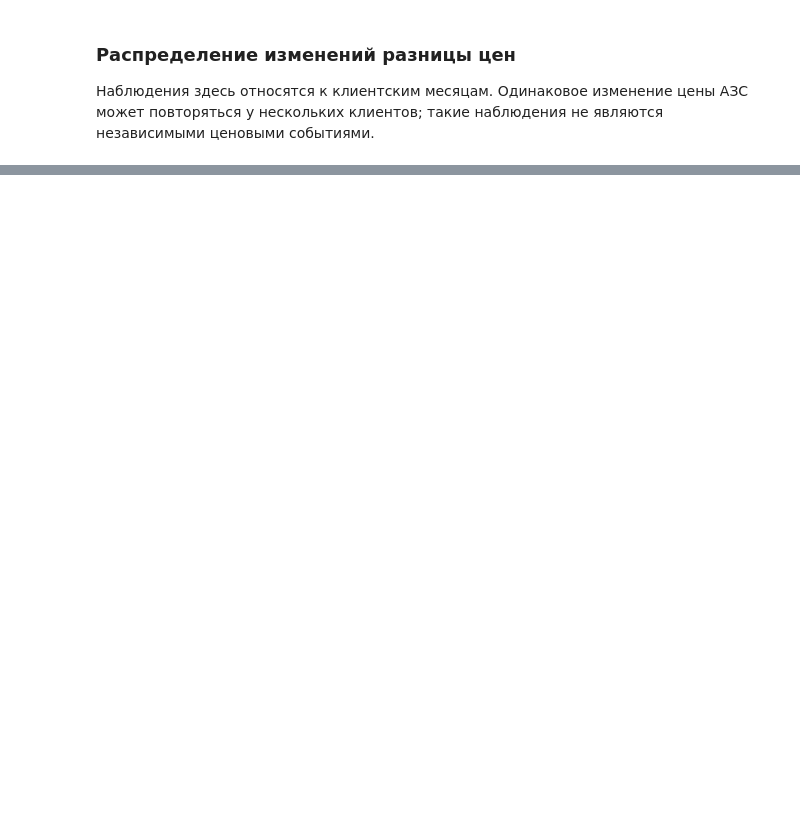
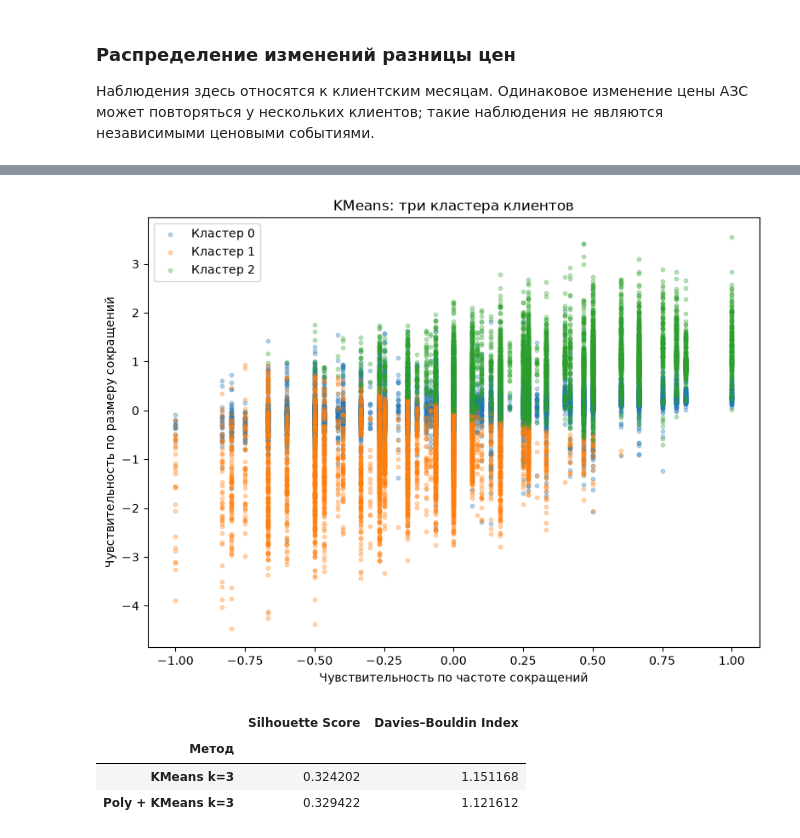
Before and after one commit to c-ch256/gpn-intelligence-cup-2026, a Jupyter notebook: notebooks/analyz.ipynb, the cells around one changed output, grey strips where cells are left out. Saved outputs shown, nothing was run; the diff lists cells and outputs as text; code cells hidden in the pictures; blank space fills up the shorter version.

```diff
--- a/notebooks/analyz.ipynb
+++ b/notebooks/analyz.ipynb
@@ -1662,0 +1667,10 @@ plt.show()
+# %%
+cluster_features = [
+    'чувствительность', 'Чувствительность по размеру',
+    'Общий объём', 'Месяцев с положительным объёмом'
+]
+cluster_df = client_summary.join(client_consumption[['Месяцев с положительным объёмом']])
+cluster_df = cluster_df.loc[
+    (cluster_df['число_улучшений'] >= 2) &
+    (cluster_df['число_ухудшений'] >= 2), cluster_features
+].dropna().reset_index()
@@ -1662,0 +1741,7 @@ plt.show()
+# %%
+kmeans3 = KMeans(n_clusters=3, random_state=42, n_init=10)
+cluster3_df = cluster_df[['Клиент'] + cluster_features].copy()
+cluster3_df['Кластер'] = kmeans3.fit_predict(cluster_X)
+cluster3_df.groupby('Кластер')[cluster_features].median().join(
+    cluster3_df['Кластер'].value_counts().rename('Клиентов')
+)
@@ -1662,0 +1754,13 @@ plt.show()
+# %%
+plt.figure(figsize=(8, 6))
+for cluster, clients in cluster3_df.groupby('Кластер'):
+    plt.scatter(clients['чувствительность'], clients['Чувствительность по размеру'],
+                s=10, alpha=0.3, label=f'Кластер {cluster}')
+plt.xlabel('Чувствительность по частоте сокращений')
+plt.ylabel('Чувствительность по размеру сокращений')
+plt.title('KMeans: три кластера клиентов')
+plt.legend()
+plt.tight_layout()
+plt.show()
+# %% [output]
+[figure, added]
@@ -1662,0 +1775,17 @@ plt.show()
+# %%
+poly_scores = pd.DataFrame({
+    'Silhouette Score': [silhouette_score(
+        cluster_X[silhouette_indices], poly_labels[silhouette_indices]
+    )],
+    'Davies–Bouldin Index': [davies_bouldin_score(cluster_X, poly_labels)]
+}, index=pd.Index(['Poly + KMeans k=3'], name='Метод'))
+poly_comparison = pd.concat([
+    kmeans_metrics.loc[[3], poly_scores.columns].rename(index={3: 'KMeans k=3'}),
+    poly_scores
+]).rename_axis('Метод')
+poly_comparison
+# %% [output]
+|  | Silhouette Score | Davies–Bouldin Index |
+| Метод |  |  |
+| KMeans k=3 | 0.324202 | 1.151168 |
+| Poly + KMeans k=3 | 0.329422 | 1.121612 |
```
Also changed, not shown: parts of 29 cells of this notebook, 1 other file.
